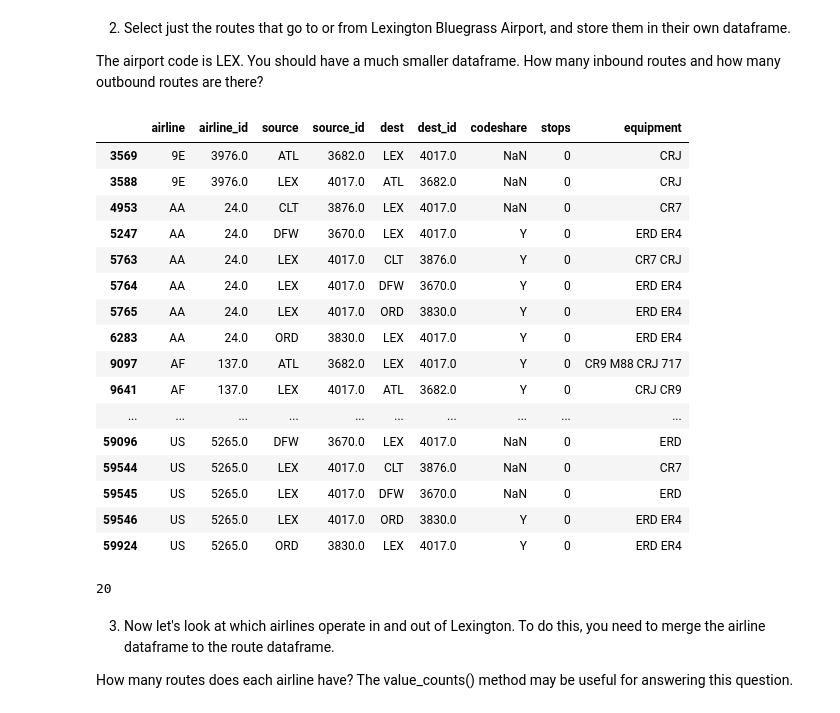
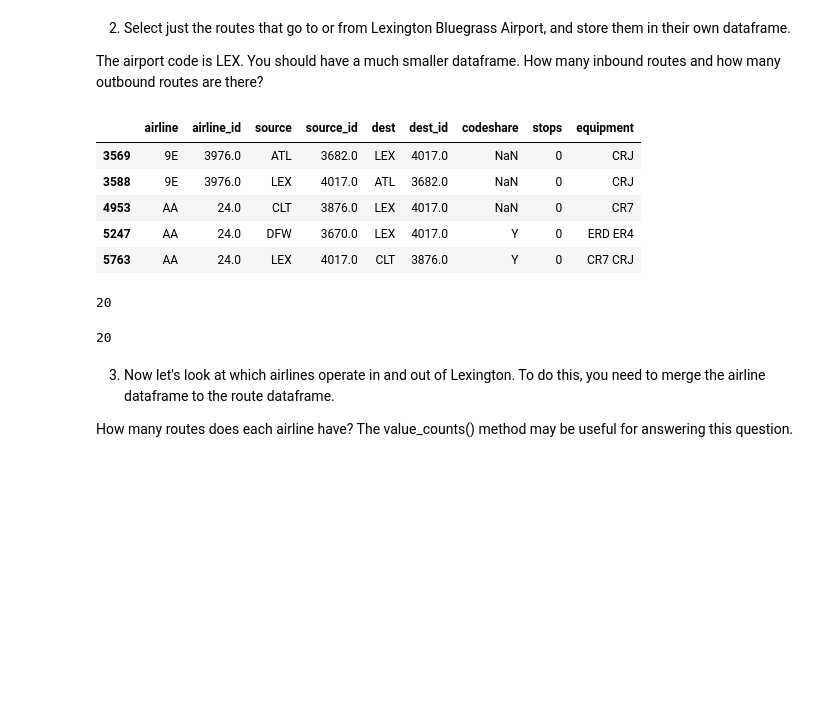
Before and after one commit to Chrisneny/ce599, a Jupyter notebook: 07-Data Wrangling/open-flights.ipynb, the cells around one changed output. Cells and saved outputs as stored; diff of their text form; code cells hidden in the pictures; blank space fills up the shorter version.

```diff
--- a/07-Data Wrangling/open-flights.ipynb
+++ b/07-Data Wrangling/open-flights.ipynb
@@ -120,31 +120,24 @@ The airport code is LEX.  You should have a much smaller dataframe.  How many in
 # %%
 #routes[(routes['source']== 'LEX') | (routes['dest']== 'LEX')]
 Lex_routes = routes.query("source == 'LEX' | dest == 'LEX'")
-Lex_routes
+Lex_routes.head()
 # %% [output]
 |  | airline | airline_id | source | source_id | dest | dest_id | codeshare | stops | equipment |
 | 3569 | 9E | 3976.0 | ATL | 3682.0 | LEX | 4017.0 | NaN | 0 | CRJ |
 | 3588 | 9E | 3976.0 | LEX | 4017.0 | ATL | 3682.0 | NaN | 0 | CRJ |
 | 4953 | AA | 24.0 | CLT | 3876.0 | LEX | 4017.0 | NaN | 0 | CR7 |
 | 5247 | AA | 24.0 | DFW | 3670.0 | LEX | 4017.0 | Y | 0 | ERD ER4 |
 | 5763 | AA | 24.0 | LEX | 4017.0 | CLT | 3876.0 | Y | 0 | CR7 CRJ |
-| 5764 | AA | 24.0 | LEX | 4017.0 | DFW | 3670.0 | Y | 0 | ERD ER4 |
-| 5765 | AA | 24.0 | LEX | 4017.0 | ORD | 3830.0 | Y | 0 | ERD ER4 |
-| 6283 | AA | 24.0 | ORD | 3830.0 | LEX | 4017.0 | Y | 0 | ERD ER4 |
-| 9097 | AF | 137.0 | ATL | 3682.0 | LEX | 4017.0 | Y | 0 | CR9 M88 CRJ 717 |
-| 9641 | AF | 137.0 | LEX | 4017.0 | ATL | 3682.0 | Y | 0 | CRJ CR9 |
-| ... | ... | ... | ... | ... | ... | ... | ... | ... | ... |
-| 59096 | US | 5265.0 | DFW | 3670.0 | LEX | 4017.0 | NaN | 0 | ERD |
-| 59544 | US | 5265.0 | LEX | 4017.0 | CLT | 3876.0 | NaN | 0 | CR7 |
-| 59545 | US | 5265.0 | LEX | 4017.0 | DFW | 3670.0 | NaN | 0 | ERD |
-| 59546 | US | 5265.0 | LEX | 4017.0 | ORD | 3830.0 | Y | 0 | ERD ER4 |
-| 59924 | US | 5265.0 | ORD | 3830.0 | LEX | 4017.0 | Y | 0 | ERD ER4 |
 # %%
 #Lex_routes.query("source == 'LEX'").shape
 #Lex_routes['source'].value_counts().LEX
 Lex_routes['source'].value_counts()['LEX']
 # %% [output]
 20
+# %%
+Lex_routes['dest'].value_counts()['LEX']
+# %% [output]
+20
 # %% [markdown]
 3) Now let's look at which airlines operate in and out of Lexington.  To do this, you need to merge the airline dataframe to the route dataframe.
 
```
Also changed, not shown: parts of 6 cells of this notebook.
